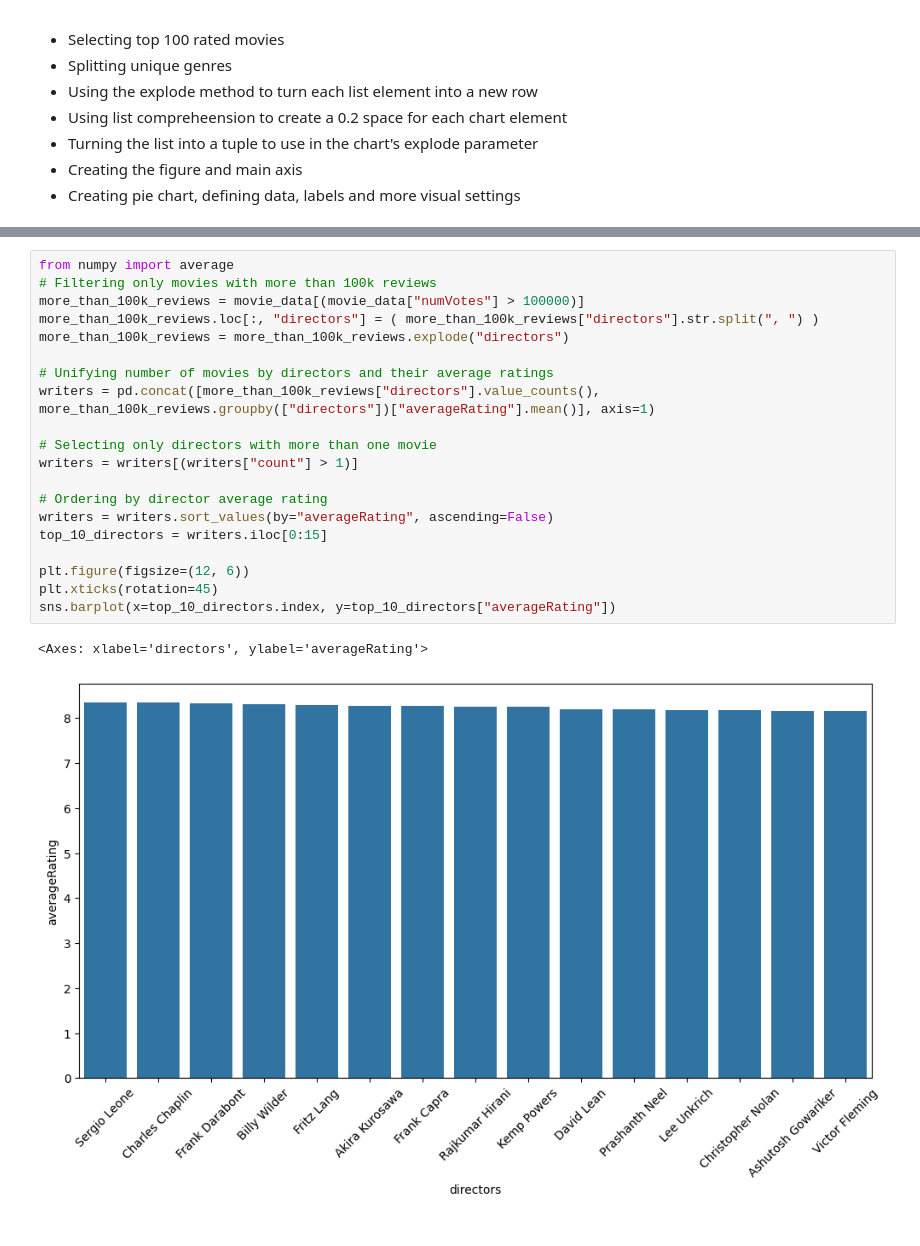
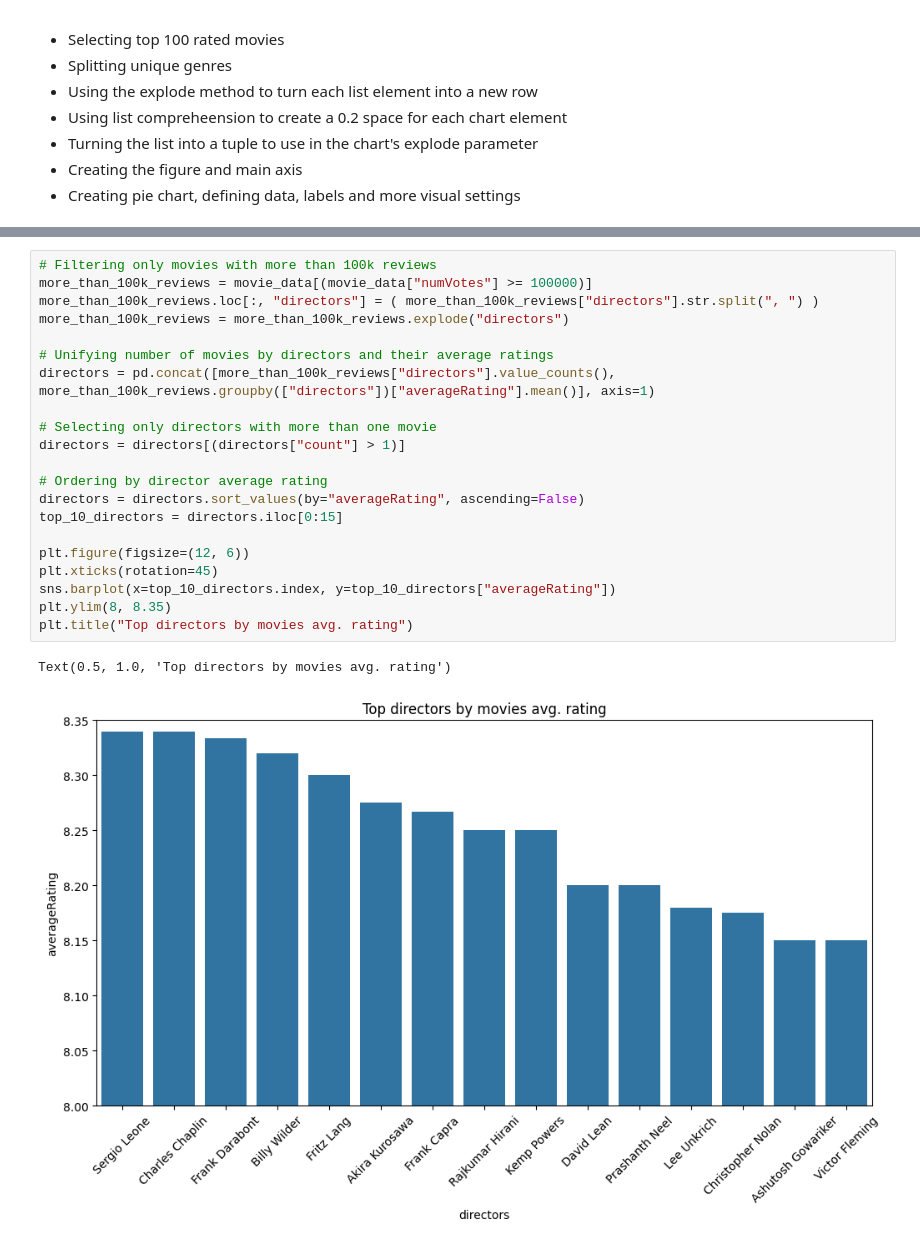
Before and after one commit to prokope/movie-dashboard, a Jupyter notebook: movie_analysis.ipynb, the cells around one changed output, grey strips where cells are left out. Cells and saved outputs as stored; diff of their text form.

```diff
--- a/movie_analysis.ipynb
+++ b/movie_analysis.ipynb
@@ -95,23 +86,24 @@ ax.pie(genres, labels=genres.index, labeldistance=1.25, explode=explode)
 # %%
-from numpy import average
 # Filtering only movies with more than 100k reviews
-more_than_100k_reviews = movie_data[(movie_data["numVotes"] > 100000)]
+more_than_100k_reviews = movie_data[(movie_data["numVotes"] >= 100000)]
 more_than_100k_reviews.loc[:, "directors"] = ( more_than_100k_reviews["directors"].str.split(", ") )
 more_than_100k_reviews = more_than_100k_reviews.explode("directors")
 
 # Unifying number of movies by directors and their average ratings
-writers = pd.concat([more_than_100k_reviews["directors"].value_counts(), more_than_100k_reviews.groupby(["directors"])["averageRating"].mean()], axis=1)
+directors = pd.concat([more_than_100k_reviews["directors"].value_counts(), more_than_100k_reviews.groupby(["directors"])["averageRating"].mean()], axis=1)
 
 # Selecting only directors with more than one movie
-writers = writers[(writers["count"] > 1)]
+directors = directors[(directors["count"] > 1)]
 
 # Ordering by director average rating
-writers = writers.sort_values(by="averageRating", ascending=False)
-top_10_directors = writers.iloc[0:15]
+directors = directors.sort_values(by="averageRating", ascending=False)
+top_10_directors = directors.iloc[0:15]
 
 plt.figure(figsize=(12, 6))
 plt.xticks(rotation=45)
 sns.barplot(x=top_10_directors.index, y=top_10_directors["averageRating"])
+plt.ylim(8, 8.35)
+plt.title("Top directors by movies avg. rating")
 # %% [output]
-<Axes: xlabel='directors', ylabel='averageRating'>
+Text(0.5, 1.0, 'Top directors by movies avg. rating')
-[figure, old version]
+[figure, new version]
```
Also changed, not shown: parts of 5 cells of this notebook.
